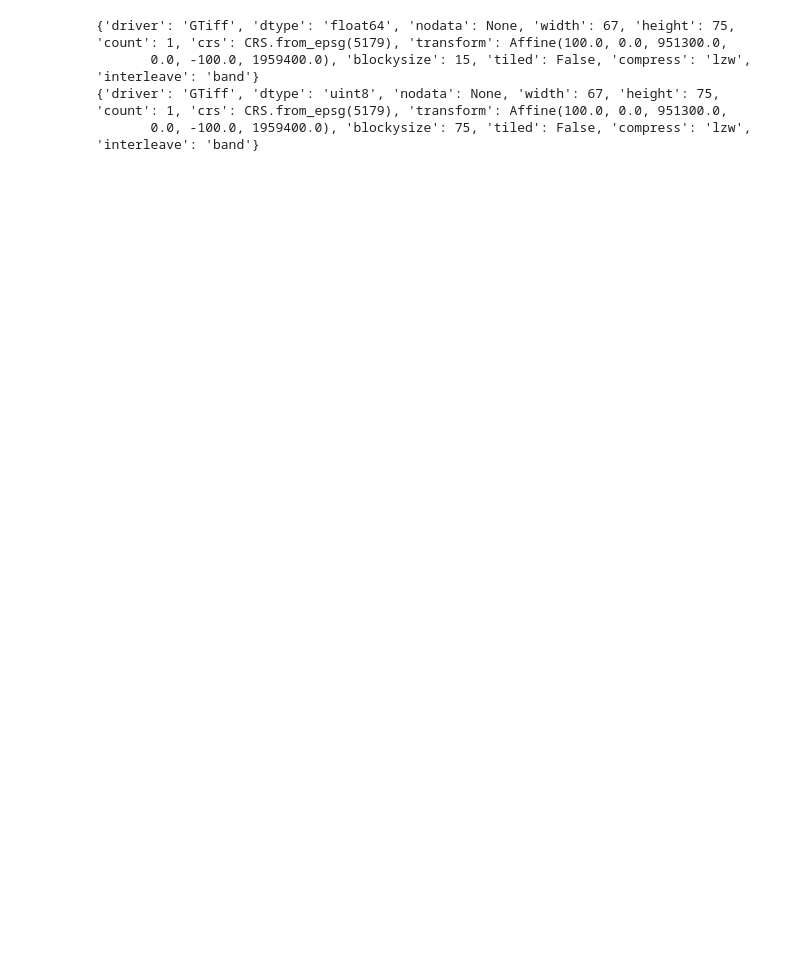
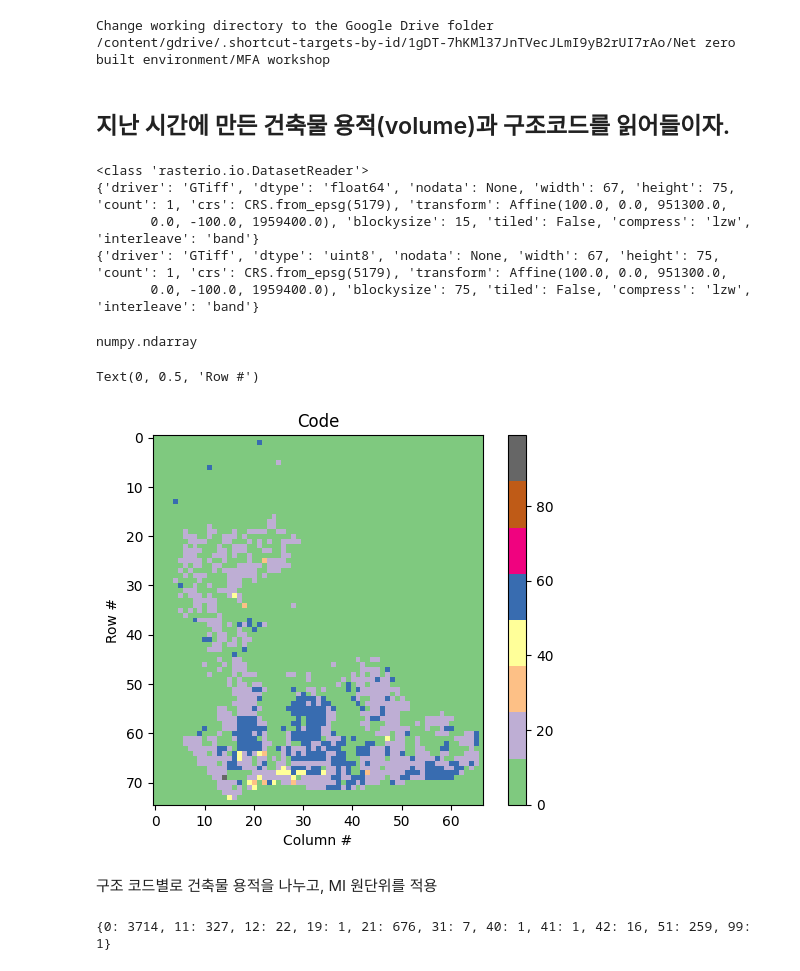
Before and after one commit to alanbseo/MFAworkshop, a Jupyter notebook: MFA_2_MaterialIntensity_EmbeddedCarbon.ipynb, the cells around one changed output. Cells and saved outputs as stored; diff of their text form; code cells hidden in the pictures; blank space fills up the shorter version.

```diff
--- a/MFA_2_MaterialIntensity_EmbeddedCarbon.ipynb
+++ b/MFA_2_MaterialIntensity_EmbeddedCarbon.ipynb
@@ -55,19 +52,83 @@ Mounted at /content/gdrive/
+# %%
+# Mount Gdrive
+from google.colab import drive
+
+if not (os.path.exists('/content/gdrive/')):
+  print("Mount Gdrive")
+  drive.mount('/content/gdrive/')
+
+
+# set working directory
+default_path = '/content/gdrive/MyDrive/Net zero built environment/MFA workshop' # 이 경로는 사용자 마다 상이할 수 있음
+
+print("Change working directory to the Google Drive folder")
+os.chdir(default_path)
+print(os.getcwd()) # print the current working directory
+# %% [output]
+Change working directory to the Google Drive folder
+/content/gdrive/.shortcut-targets-by-id/1gDT-7hKMl37JnTVecJLmI9yB2rUI7rAo/Net zero built environment/MFA workshop
+# %% [markdown]
+## 지난 시간에 만든 건축물 용적(volume)과 구조코드를 읽어들이자.
 # %%
 # Read the rasterised Volume and Code data
 volume_out_fn = './images/volume_100m.tif'
 code_out_fn = './images/code_100m.tif'
 
 
+# 해당 파일이 없을 경우 에러가 발생하고, 그럴 때는 images 폴더 안에 해당 파일을 복사해 넣어야 함.
 with rasterio.open(volume_out_fn) as src:
-    print(src.profile)
-    volume_img = src.read(1)
+    print(src.__class__)
+    print(src.profile) # meta information 출력
+    volume_img = src.read(1)  # 읽어들인 이미지는 rasterio 패키지의 DatasetReader클래스인데,
+                              # 우리는 ndarray 형태의 자료만 사용
 
 
 with rasterio.open(code_out_fn) as src:
     print(src.profile)
     code_img = src.read(1)
 # %% [output]
+<class 'rasterio.io.DatasetReader'>
 {'driver': 'GTiff', 'dtype': 'float64', 'nodata': None, 'width': 67, 'height': 75, 'count': 1, 'crs': CRS.from_epsg(5179), 'transform': Affine(100.0, 0.0, 951300.0,
        0.0, -100.0, 1959400.0), 'blockysize': 15, 'tiled': False, 'compress': 'lzw', 'interleave': 'band'}
 {'driver': 'GTiff', 'dtype': 'uint8', 'nodata': None, 'width': 67, 'height': 75, 'count': 1, 'crs': CRS.from_epsg(5179), 'transform': Affine(100.0, 0.0, 951300.0,
        0.0, -100.0, 1959400.0), 'blockysize': 75, 'tiled': False, 'compress': 'lzw', 'interleave': 'band'}
+# %%
+ ## Print the class name
+volume_img.__class__ #  ndarray object.
+# code_img.__class__ #   ndarray object.
+# %% [output]
+numpy.ndarray
+# %%
+# plot the sturctural code data
+plt.imshow(code_img, cmap='Accent')
+plt.colorbar()
+plt.title('Code')
+plt.xlabel('Column #')
+plt.ylabel('Row #')
+# %% [output]
+Text(0, 0.5, 'Row #')
+[figure, added]
+# %% [markdown]
+구조 코드별로 건축물 용적을 나누고, MI 원단위를 적용
+# %%
+# Dimension
+code_img.shape  # 75 x 67
+
+# Frequency table
+unique, counts = np.unique(code_img, return_counts=True)
+print(dict(zip(unique, counts)))
+
+###
+# 0: NA
+# 11: Brick
+# 12: Block
+# 19: Other masonry structure (기타조적구조)
+# 21: Reinforced concrete
+# 31: Steel (일반철골구조)
+# 40: Steel reinforced concrete
+# 41: Steel concrete (철골콘크리트)
+# 42: Steel reinforced concrete (== 40?)
+# 51: Wood (일반목구조)
+# 99: Other
+# %% [output]
+{0: 3714, 11: 327, 12: 22, 19: 1, 21: 676, 31: 7, 40: 1, 41: 1, 42: 16, 51: 259, 99: 1}
```
Also changed, not shown: parts of 7 cells of this notebook.
